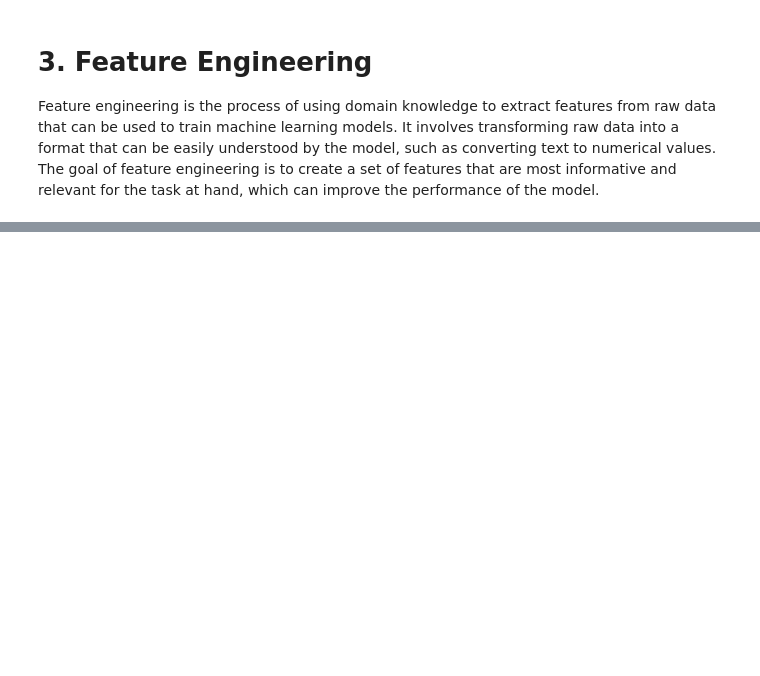
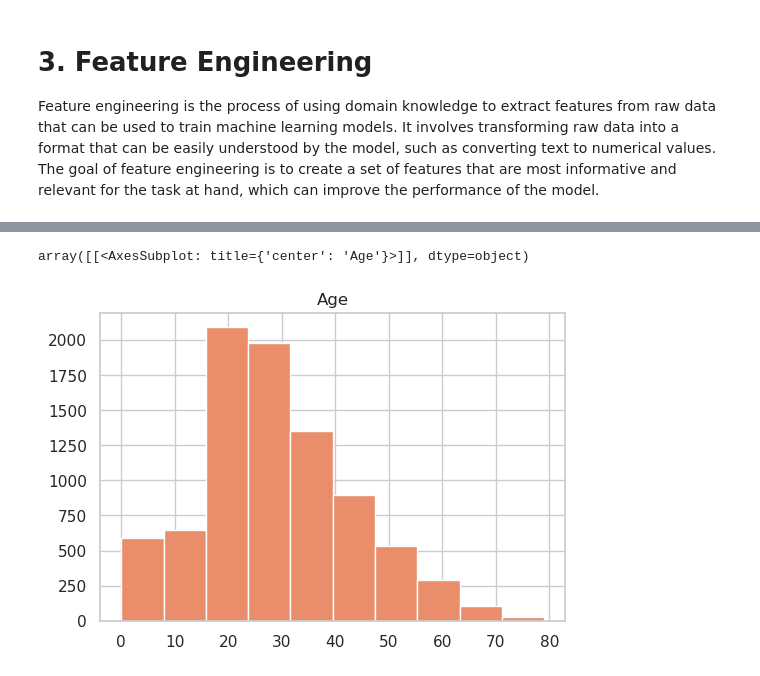
Before and after one commit to AiglonDore/spaceship-titanic, a Jupyter notebook: spaceship-titanic.ipynb, the cells around one changed output, grey strips where cells are left out. Drawn from its saved outputs; the diff is of its cells as text; code cells hidden in the pictures; blank space fills up the shorter version.

```diff
--- a/spaceship-titanic.ipynb
+++ b/spaceship-titanic.ipynb
@@ -128,0 +156,5 @@ test_data['total_spent'] = test_data[col_to_sum].sum(axis=1)
+# %%
+train_data.hist("Age")
+# %% [output]
+array([[<AxesSubplot: title={'center': 'Age'}>]], dtype=object)
+[figure, added]
```
Also changed, not shown: parts of 57 cells of this notebook.
